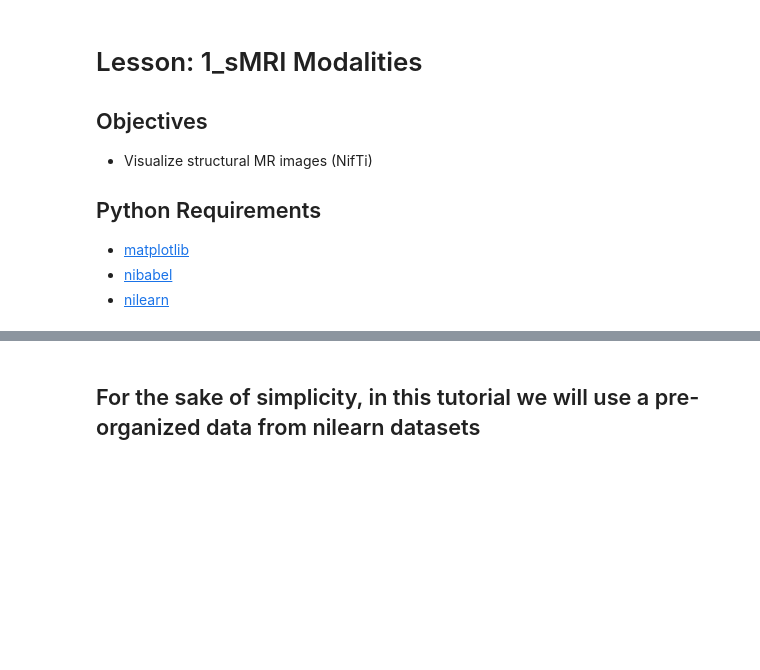
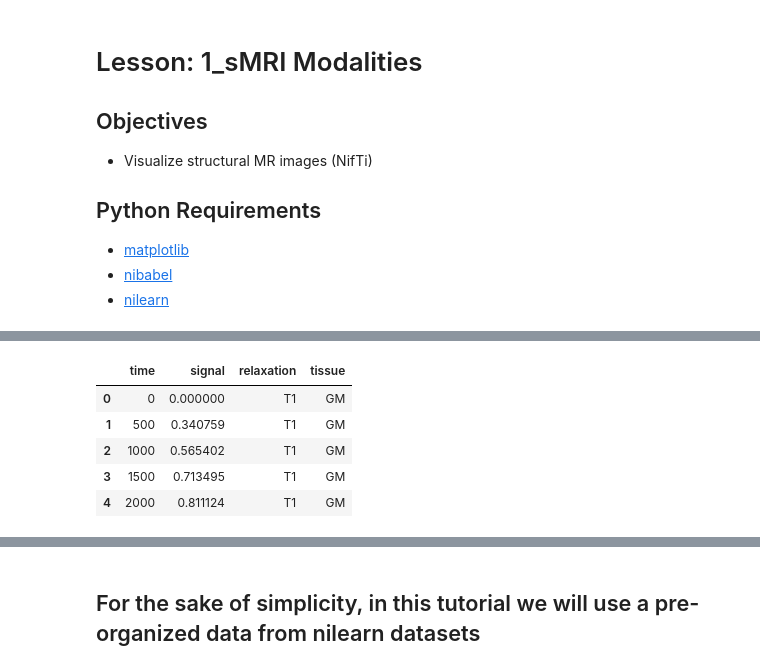
Before and after one commit to fishtree-attempt/SDC-BIDS-sMRI, a Jupyter notebook: code/1_sMRI_modalities.ipynb, the cells around one changed output, grey strips where cells are left out. Cells and saved outputs as stored; diff of their text form; code cells hidden in the pictures; blank space fills up the shorter version.

```diff
--- a/code/1_sMRI_modalities.ipynb
+++ b/code/1_sMRI_modalities.ipynb
@@ -10,0 +30,41 @@
+# %%
+# params
+T1_dict = {'GM':1200, 'WM':800, 'CSF':4000, 'Bone':500}
+T2_dict = {'GM':110, 'WM':80, 'CSF':750, 'Bone':50}
+
+T1_duration = np.arange(0,4500,500)
+T2_duration = np.arange(0,500,100)
+
+relax_df = pd.DataFrame()
+
+# T1 signal
+for tissue,T1 in T1_dict.items():
+    _df = pd.DataFrame()
+    Mz = get_Mz(T1,T1_duration)
+    _df['time'] = T1_duration
+    _df['signal'] = Mz
+    _df['relaxation'] = 'T1'
+    _df['tissue'] = tissue
+
+    relax_df = relax_df.append(_df)
+
+# T2 signal
+for tissue,T2 in T2_dict.items():
+    _df = pd.DataFrame()
+    Mz = get_Mxy(T2,T2_duration)
+    _df['time'] = T2_duration
+    _df['signal'] = Mz
+    _df['relaxation'] = 'T2'
+    _df['tissue'] = tissue
+
+    relax_df = relax_df.append(_df)
+
+
+relax_df.head()
+# %% [output]
+|  | time | signal | relaxation | tissue |
+| 0 | 0 | 0.000000 | T1 | GM |
+| 1 | 500 | 0.340759 | T1 | GM |
+| 2 | 1000 | 0.565402 | T1 | GM |
+| 3 | 1500 | 0.713495 | T1 | GM |
+| 4 | 2000 | 0.811124 | T1 | GM |
```
Also changed, not shown: parts of 4 cells of this notebook, 6 other files.
